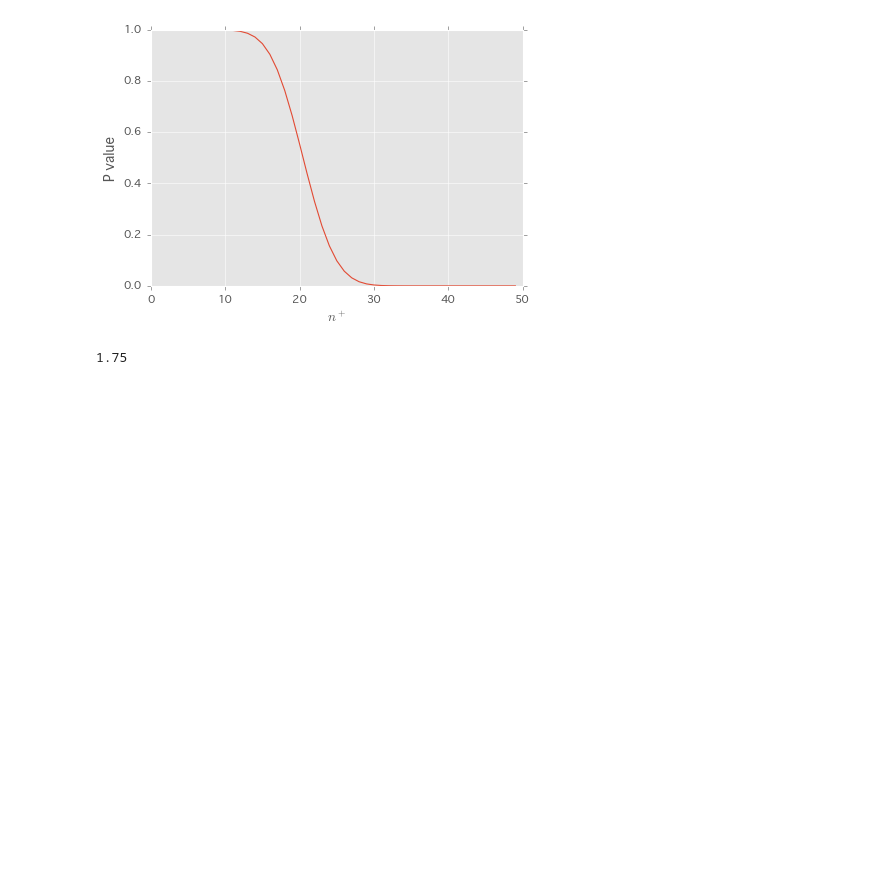
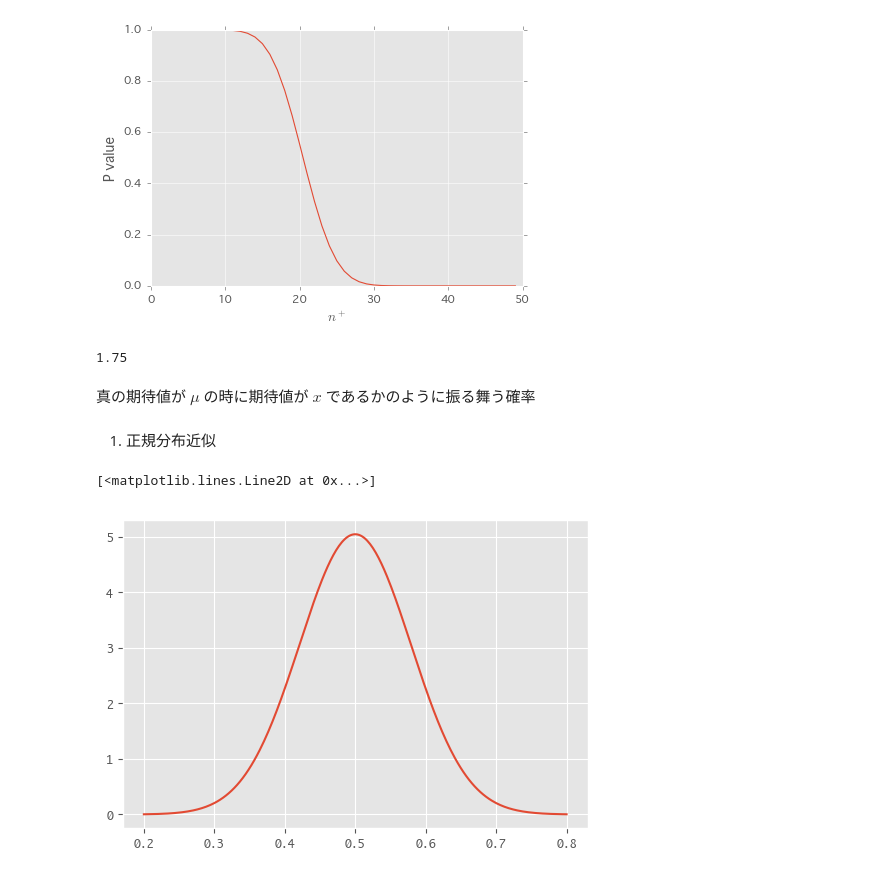
Before and after one commit to hagino3000/notebooks, a Jupyter notebook: techblog原稿.ipynb, the cells around one changed output. Cells and saved outputs as stored; diff of their text form; code cells hidden in the pictures; blank space fills up the shorter version.

```diff
--- a/techblog原稿.ipynb
+++ b/techblog原稿.ipynb
@@ -42,0 +46,15 @@ np.arange(1, 7).mean()/2
+# %% [markdown]
+真の期待値が $\mu$ の時に期待値が $x$ であるかのように振る舞う確率
+# %% [markdown]
+1. 正規分布近似
+# %%
+N = 40
+success = 20
+p = success/N
+# %%
+x = np.linspace(0.2, 0.8, 300)
+y = scipy.stats.norm.pdf(x, p, np.sqrt(p*(1-p)/N))
+plt.plot(x, y)
+# %% [output]
+[<matplotlib.lines.Line2D at 0x...>]
+[figure, added]
```
Also changed, not shown: parts of 36 cells of this notebook.
